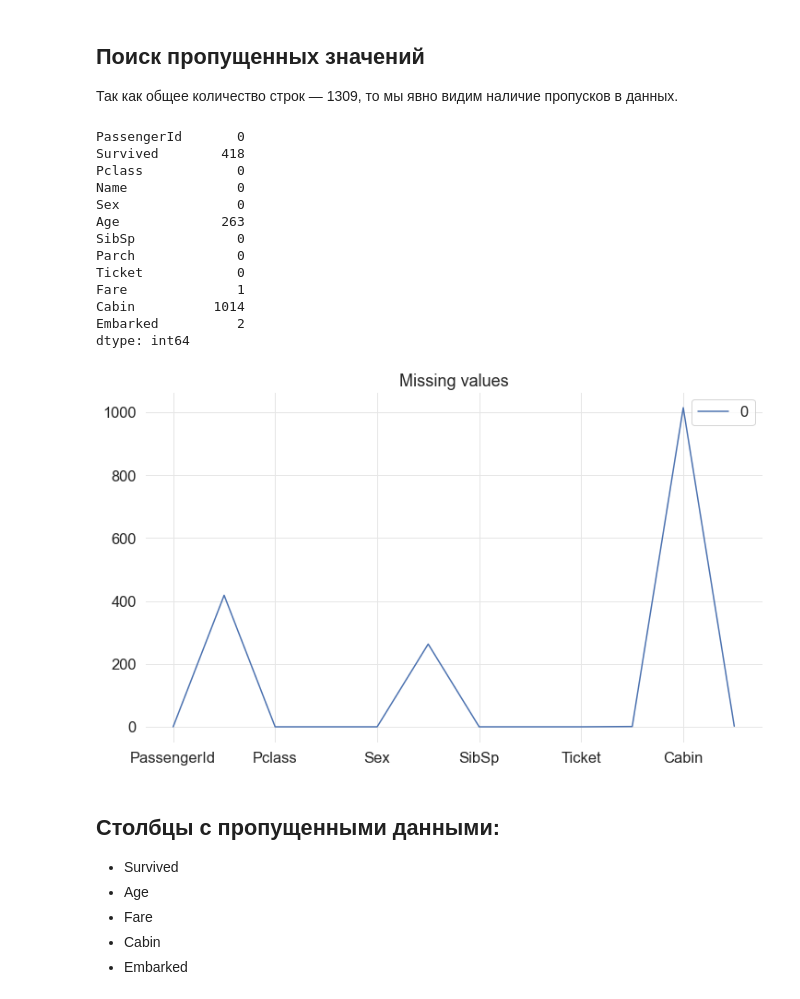
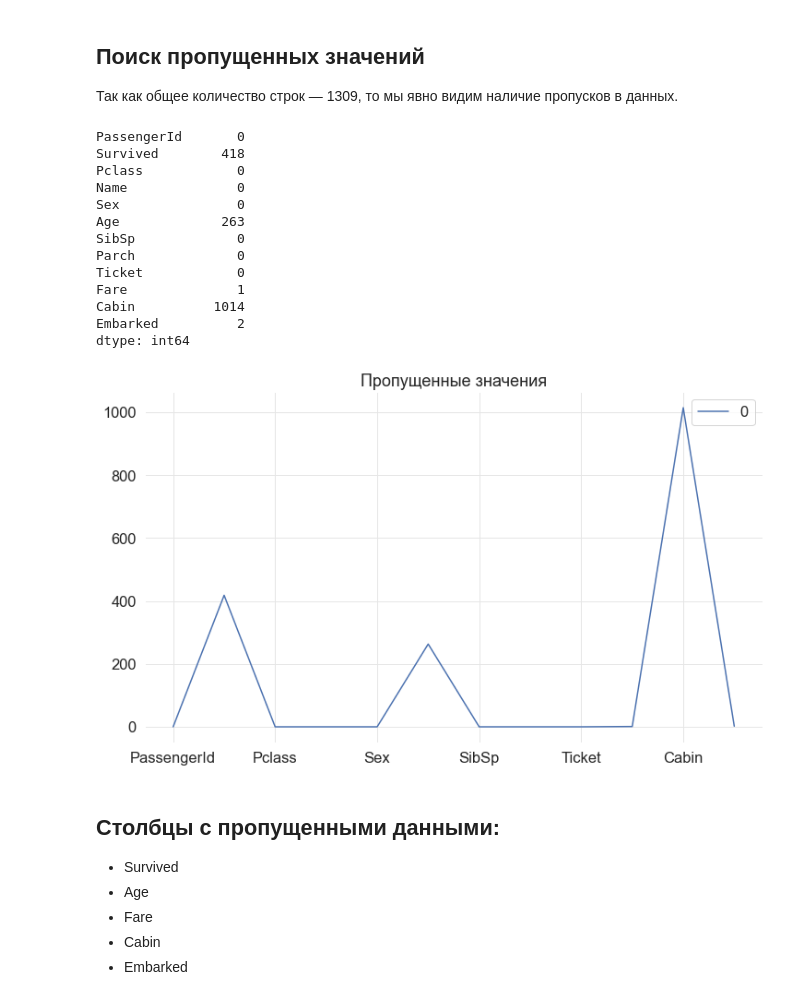
Before and after one commit to Moootya/Ml-Titanic, a Jupyter notebook: main.ipynb, the cells around one changed output. Drawn from its saved outputs; the diff is of its cells as text; code cells hidden in the pictures.

```diff
--- a/main.ipynb
+++ b/main.ipynb
@@ -55,23 +55,23 @@ memory usage: 122.8+ KB
 
 Так как общее количество строк — 1309, то мы явно видим наличие пропусков в данных.
 # %%
-pd.DataFrame(data.isnull().sum()).plot.line().set_title("Missing values")
+pd.DataFrame(data.isnull().sum()).plot.line().set_title("Пропущенные значения")
 data.isnull().sum()
 # %% [output]
 PassengerId       0
 Survived        418
 Pclass            0
 Name              0
 Sex               0
 Age             263
 SibSp             0
 Parch             0
 Ticket            0
 Fare              1
 Cabin          1014
 Embarked          2
 dtype: int64
-[figure, old version]
+[figure, new version]
 # %% [markdown]
 Столбцы с пропущенными данными:
 --
```
Also changed, not shown: parts of 6 cells of this notebook.
